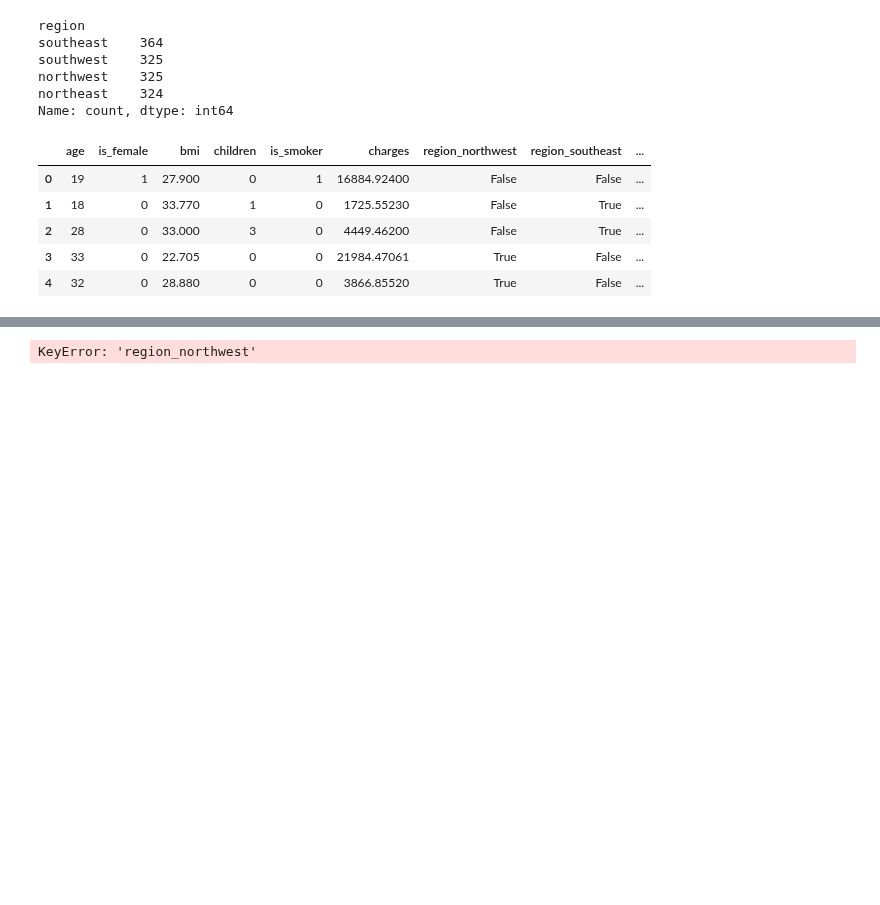
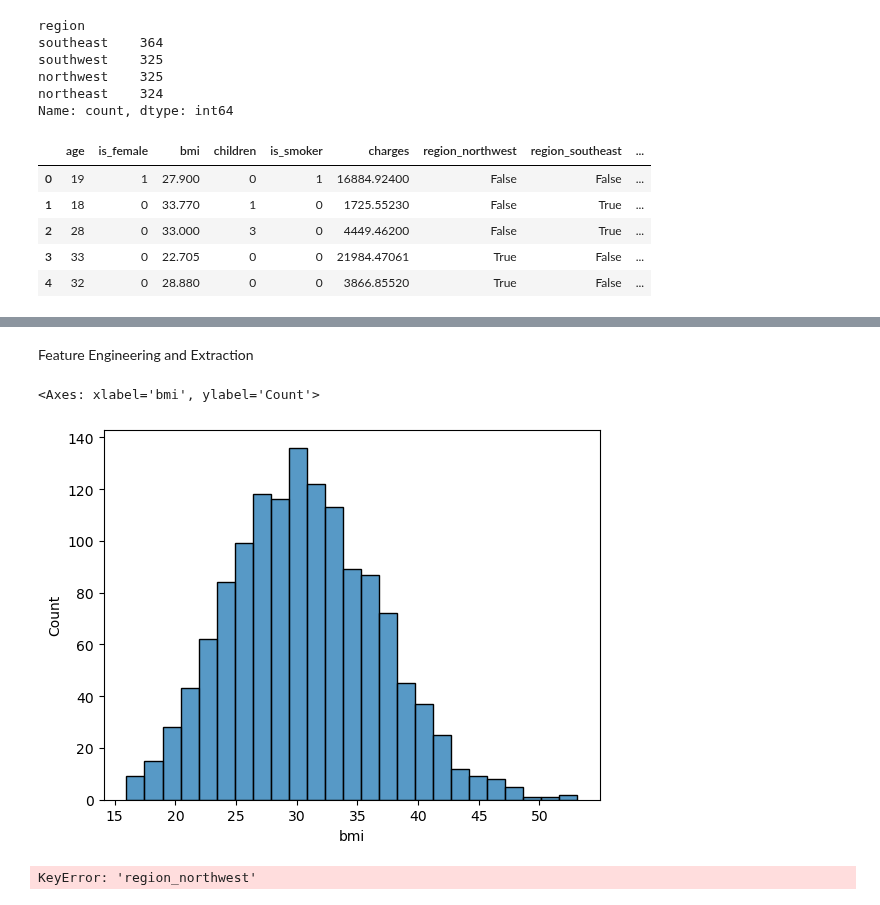
Before and after one commit to priyanshu5179/Machine-learning-part-1, a Jupyter notebook: insureance.ipynb, the cells around one changed output, grey strips where cells are left out. Saved outputs shown, nothing was run; the diff lists cells and outputs as text; code cells hidden in the pictures; blank space fills up the shorter version.

```diff
--- a/insureance.ipynb
+++ b/insureance.ipynb
@@ -248,3 +264,11 @@ df_cleaned = df_cleaned.astype(int)
+# %% [markdown]
+
+Feature Engineering and Extraction
+# %%
+sns.histplot(df['bmi'])
+# %% [output]
+<Axes: xlabel='bmi', ylabel='Count'>
+[figure, added]
 # %%
 from scipy.stats import pearsonr
 
```
Also changed, not shown: parts of 1 cell of this notebook, 1 other file.
